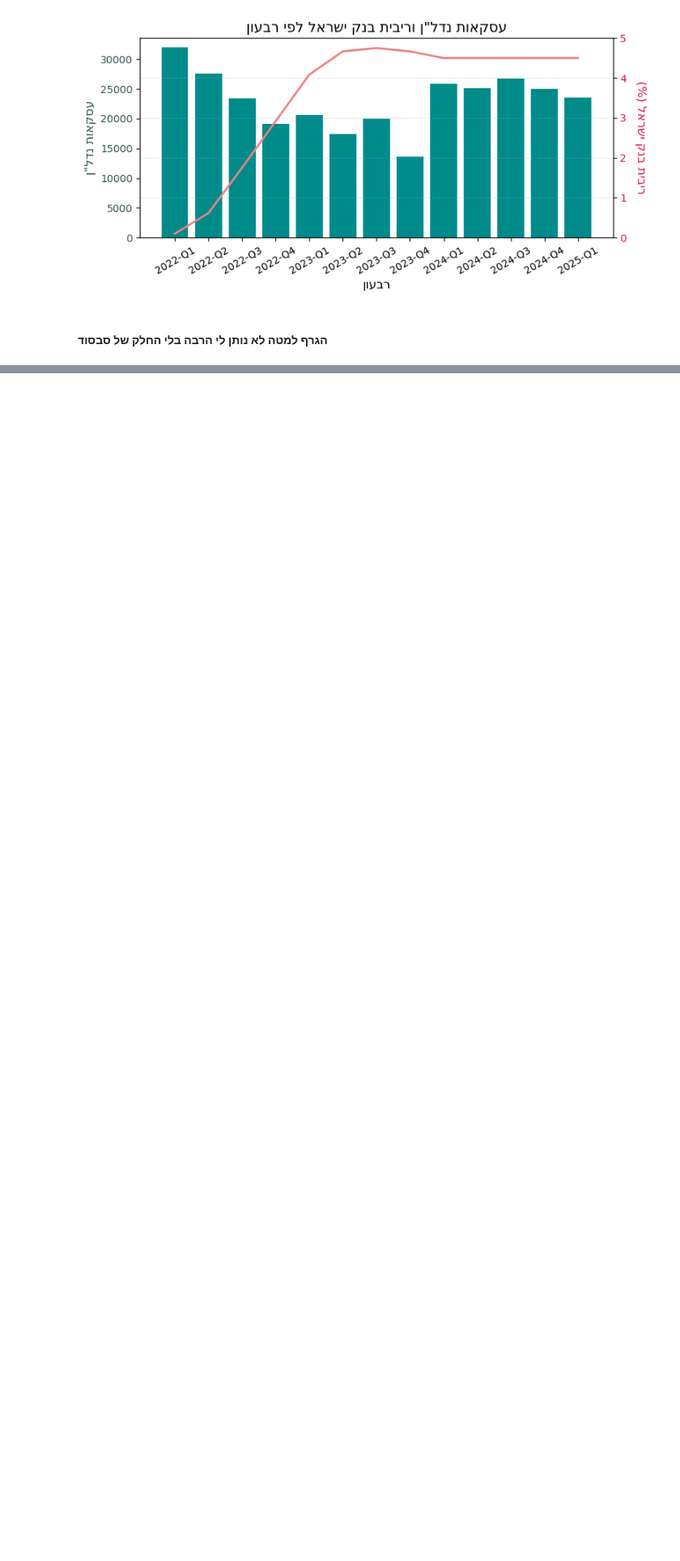
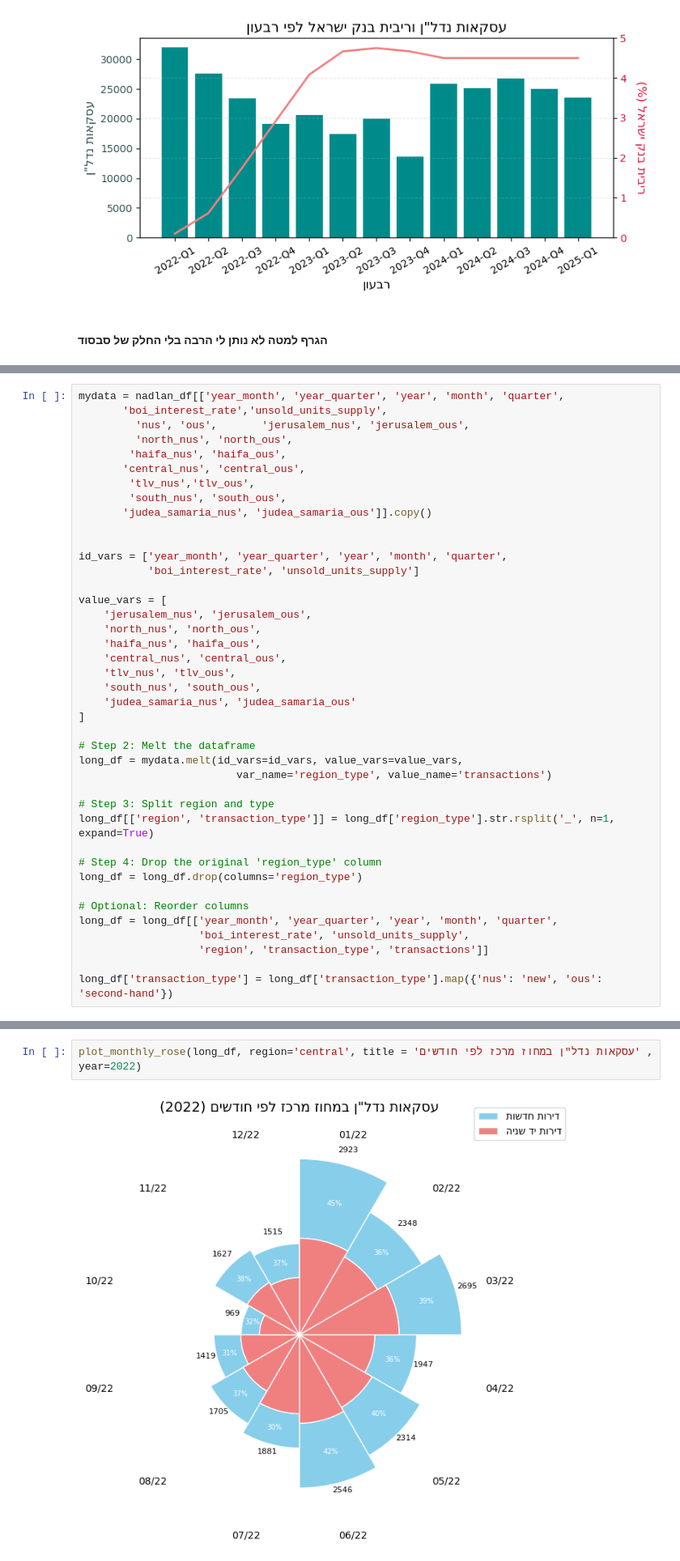
Before and after one commit to Saarp84/portfolio, a Jupyter notebook: Nadlan/nadlaning.ipynb, the cells around one changed output, grey strips where cells are left out. Shown: that part at 81% size. Drawn from its saved outputs; the diff is of its cells as text; blank space fills up the shorter version.

```diff
--- a/Nadlan/nadlaning.ipynb
+++ b/Nadlan/nadlaning.ipynb
@@ -122,0 +125,41 @@ plt.show()
+# %%
+mydata = nadlan_df[['year_month', 'year_quarter', 'year', 'month', 'quarter',
+       'boi_interest_rate','unsold_units_supply',
+         'nus', 'ous',       'jerusalem_nus', 'jerusalem_ous',
+         'north_nus', 'north_ous',
+        'haifa_nus', 'haifa_ous',
+       'central_nus', 'central_ous',
+        'tlv_nus','tlv_ous',
+        'south_nus', 'south_ous',
+       'judea_samaria_nus', 'judea_samaria_ous']].copy()
+
+
+id_vars = ['year_month', 'year_quarter', 'year', 'month', 'quarter',
+           'boi_interest_rate', 'unsold_units_supply']
+
+value_vars = [
+    'jerusalem_nus', 'jerusalem_ous',
+    'north_nus', 'north_ous',
+    'haifa_nus', 'haifa_ous',
+    'central_nus', 'central_ous',
+    'tlv_nus', 'tlv_ous',
+    'south_nus', 'south_ous',
+    'judea_samaria_nus', 'judea_samaria_ous'
+]
+
+# Step 2: Melt the dataframe
+long_df = mydata.melt(id_vars=id_vars, value_vars=value_vars,
+                         var_name='region_type', value_name='transactions')
+
+# Step 3: Split region and type
+long_df[['region', 'transaction_type']] = long_df['region_type'].str.rsplit('_', n=1, expand=True)
+
+# Step 4: Drop the original 'region_type' column
+long_df = long_df.drop(columns='region_type')
+
+# Optional: Reorder columns
+long_df = long_df[['year_month', 'year_quarter', 'year', 'month', 'quarter',
+                   'boi_interest_rate', 'unsold_units_supply',
+                   'region', 'transaction_type', 'transactions']]
+
+long_df['transaction_type'] = long_df['transaction_type'].map({'nus': 'new', 'ous': 'second-hand'})
@@ -122,0 +365,4 @@ plt.show()
+# %%
+plot_monthly_rose(long_df, region='central', title = 'עסקאות נדל"ן במחוז מרכז לפי חודשים' , year=2022)
+# %% [output]
+[figure, added]
```
Also changed, not shown: parts of 9 cells of this notebook.
